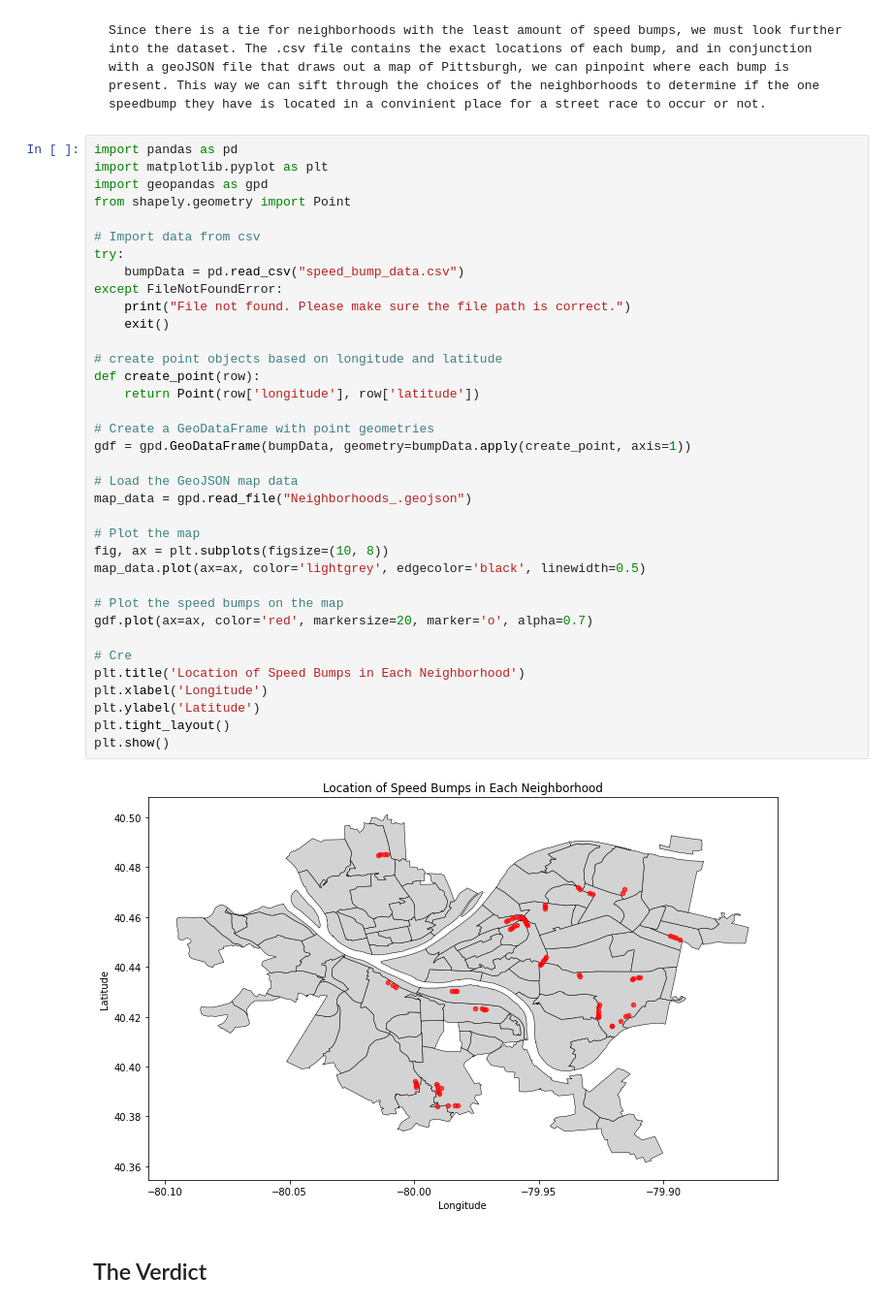
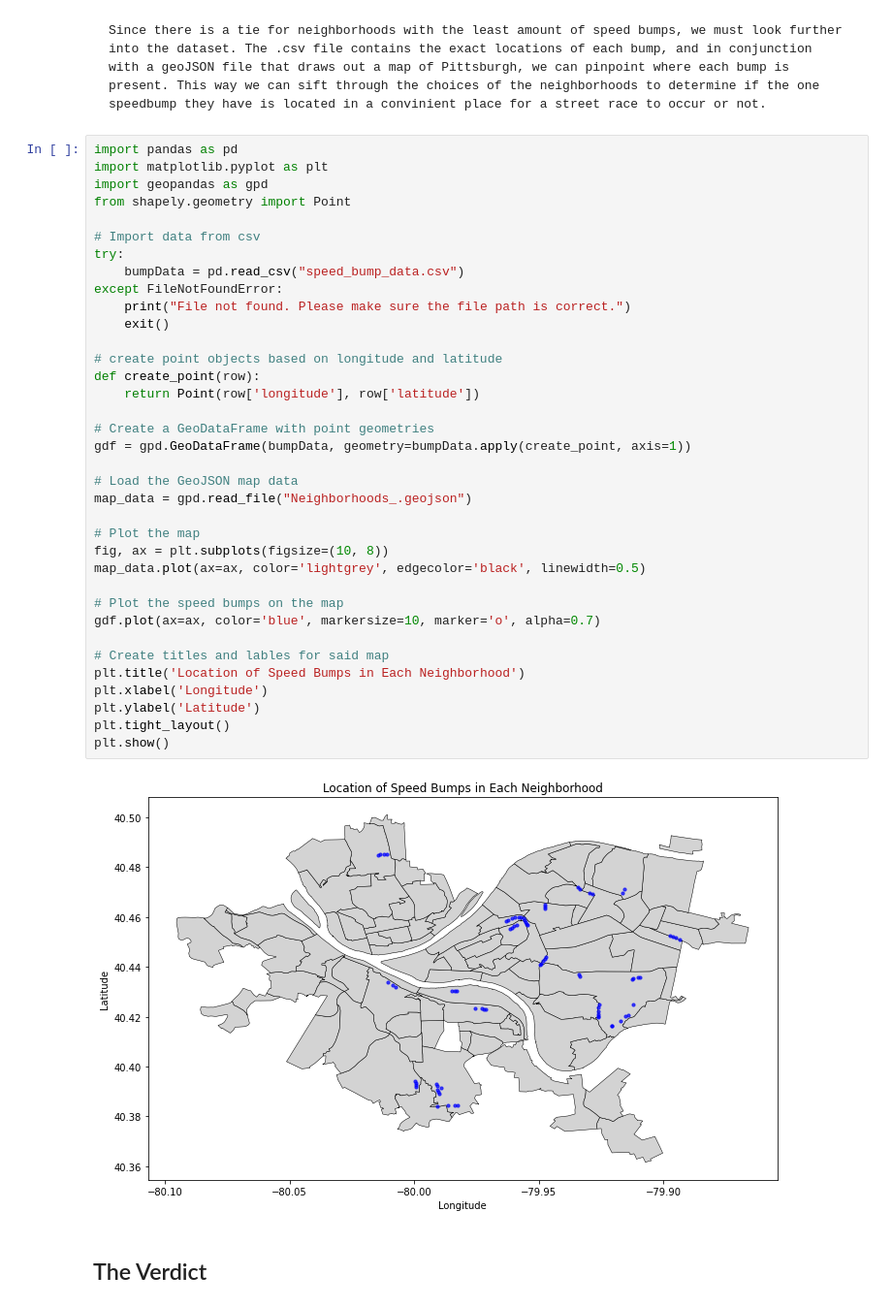
Before and after one commit to sgrenesko/CS0010-Final_Project-Spr2024, a Jupyter notebook: srg80_PittsburghMetric.ipynb, the cells around one changed output. Shown: that part at 97% size. Cells and saved outputs as stored; diff of their text form.

```diff
--- a/srg80_PittsburghMetric.ipynb
+++ b/srg80_PittsburghMetric.ipynb
@@ -49,36 +49,36 @@ from shapely.geometry import Point
 
 # Import data from csv
 try:
     bumpData = pd.read_csv("speed_bump_data.csv")
 except FileNotFoundError:
     print("File not found. Please make sure the file path is correct.")
     exit()
 
 # create point objects based on longitude and latitude
 def create_point(row):
     return Point(row['longitude'], row['latitude'])
 
 # Create a GeoDataFrame with point geometries
 gdf = gpd.GeoDataFrame(bumpData, geometry=bumpData.apply(create_point, axis=1))
 
 # Load the GeoJSON map data
 map_data = gpd.read_file("Neighborhoods_.geojson")
 
 # Plot the map
 fig, ax = plt.subplots(figsize=(10, 8))
 map_data.plot(ax=ax, color='lightgrey', edgecolor='black', linewidth=0.5)
 
 # Plot the speed bumps on the map
-gdf.plot(ax=ax, color='red', markersize=20, marker='o', alpha=0.7)
+gdf.plot(ax=ax, color='blue', markersize=10, marker='o', alpha=0.7)
 
-# Cre
+# Create titles and lables for said map
 plt.title('Location of Speed Bumps in Each Neighborhood')
 plt.xlabel('Longitude')
 plt.ylabel('Latitude')
 plt.tight_layout()
 plt.show()
 # %% [output]
-[figure, old version]
+[figure, new version]
 # %% [markdown]
 ## The Verdict
 # %% [markdown]
```
Also changed, not shown: parts of 1 cell of this notebook, 5 other files.
